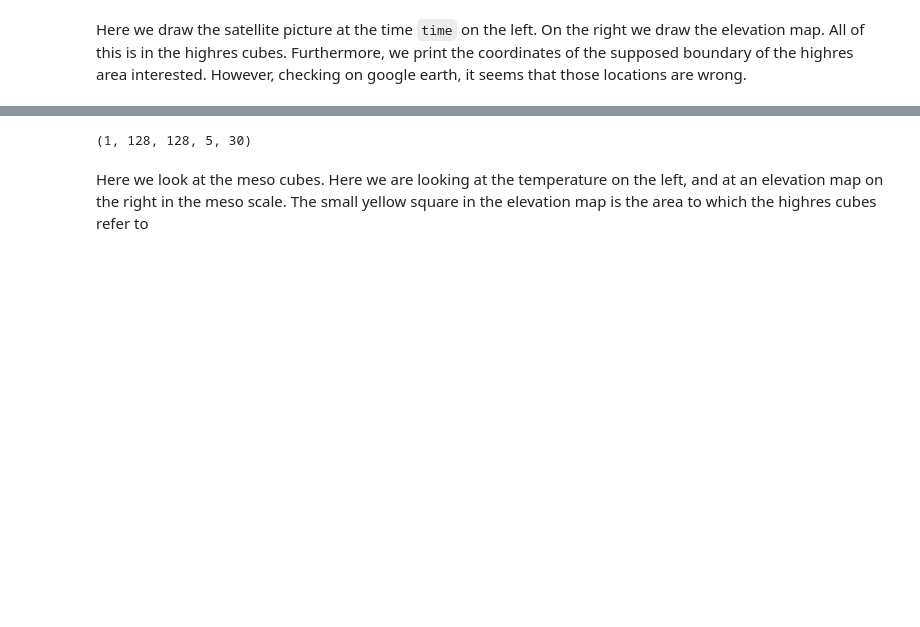
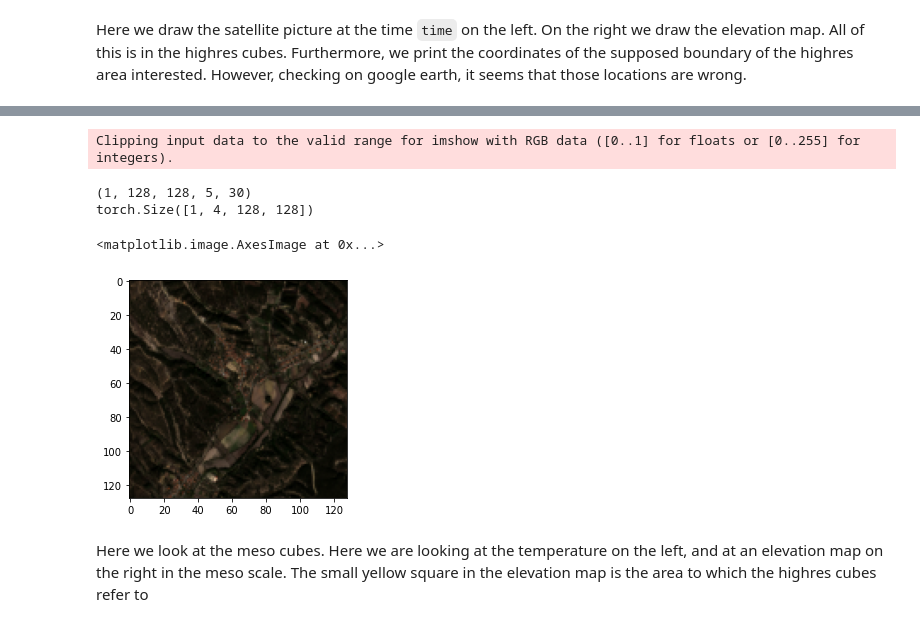
Before and after one commit to rudolfwilliam/satellite_image_forecasting, a Jupyter notebook: demos/data_observation_demo.ipynb, the cells around one changed output, grey strips where cells are left out. Saved outputs shown, nothing was run; the diff lists cells and outputs as text; code cells hidden in the pictures; blank space fills up the shorter version.

```diff
--- a/demos/data_observation_demo.ipynb
+++ b/demos/data_observation_demo.ipynb
@@ -105,28 +104,32 @@ W: -8.719671817330012
 def last_frame(cube, mask_channel = 4):
     # Note that by default the last channel will be the mask
     T = cube.shape[-1]
-    # 1 = good quality, 0 = bad quality (in the flipped version)
-    mask = 1 - cube[:, mask_channel:mask_channel+1, :, :, T - 1]
+
+    mask = 1 - cube[:, mask_channel:mask_channel+1, :, :, T - 1] # 1 = good quality, 0 = bad quality (in the flipped version)
     missing = cube[:, mask_channel:mask_channel+1, :, :, T - 1] #1 = is missing, 0 = is already assigned
     new_cube = cube[:, :4, :, :, T - 1] * mask
 
     t = T - 1
     while (torch.min(mask) == 0 and t >= 0):
-        mask = valid * (1 - cube[:, mask_channel:mask_channel+1, :, :, t])
+        mask = missing * (1 - cube[:, mask_channel:mask_channel+1, :, :, t])
         new_cube += cube[:, :4, :, :, t] * mask
-        valid = valid * (1 - mask)
+        missing = missing * (1 - mask)
         t -= 1
     return new_cube
 # %%
 cube = hrd[:,:,(0,1,2,3,6),:].astype(float)
 cube = np.nan_to_num(cube[np.newaxis,...])
 print(cube.shape)
 last = last_frame(torch.Tensor(cube).permute(0,3,1,2,4))
 print(last.shape)
-img = np.array(last[0, (3,2,1), :,:].cpu())
+img = np.array(last[0, (2,1,0), :,:].cpu())
 plt.imshow(img.transpose(1,2,0)*2)
 # %% [output]
-(1, 128, 128, 5, 30)
+Clipping input data to the valid range for imshow with RGB data ([0..1] for floats or [0..255] for integers).
+(1, 128, 128, 5, 30)
+torch.Size([1, 4, 128, 128])
+<matplotlib.image.AxesImage at 0x...>
+[figure, added]
 # %% [markdown]
 Here we look at the meso cubes. Here we are looking at the temperature on the left, and at an elevation map on the right in the meso scale. The small yellow square in the elevation map is the area to which the highres cubes refer to
 # %%
```
Also changed, not shown: parts of 2 cells of this notebook, 6 other files.
